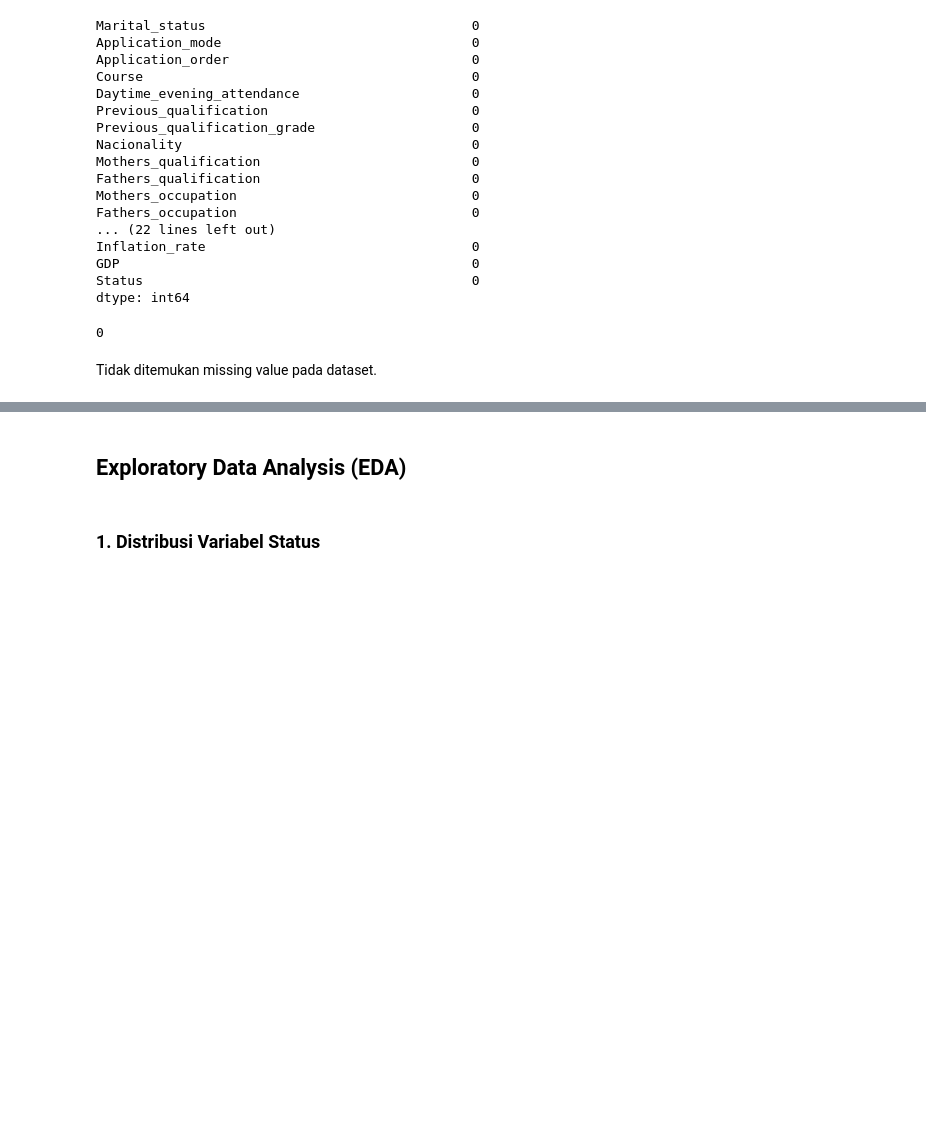
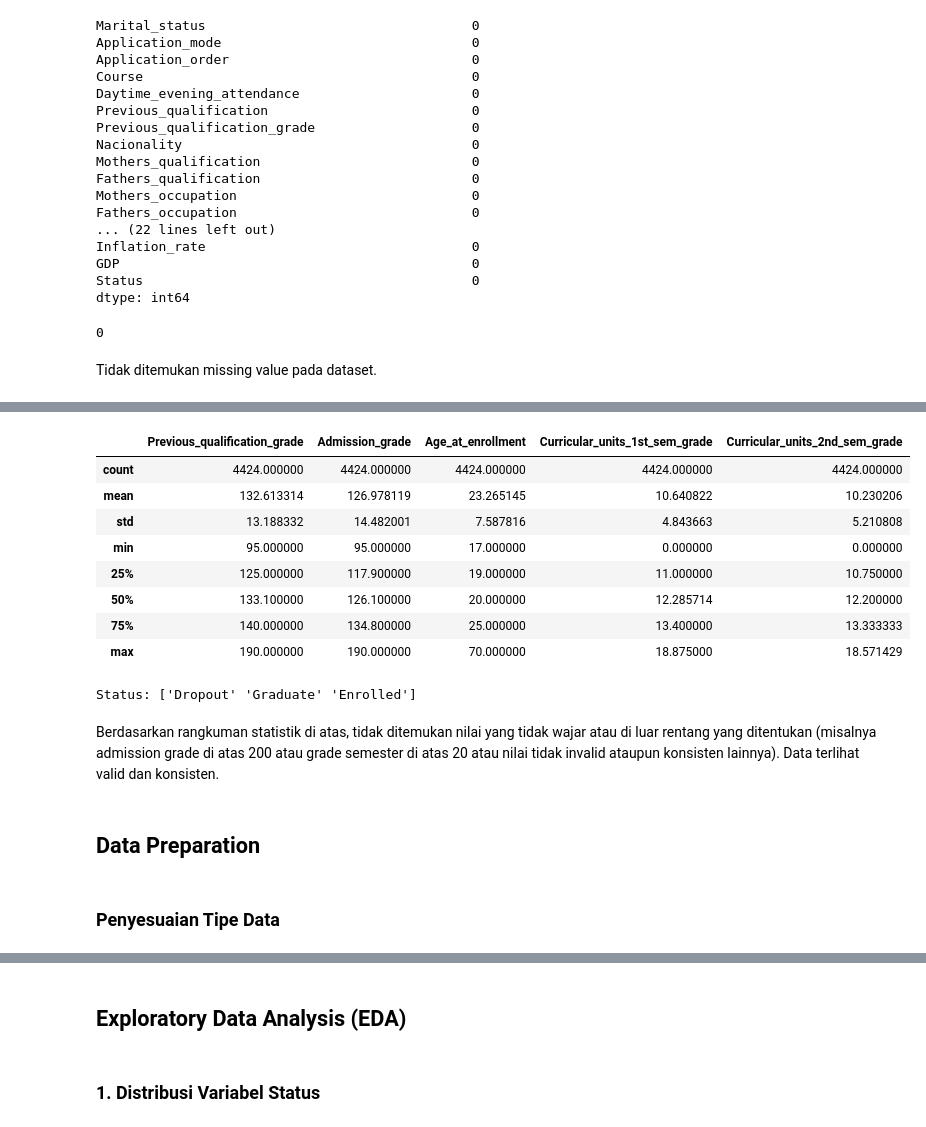
Before and after one commit to drtaufiqh/bpds-submission-2, a Jupyter notebook: notebook.ipynb, the cells around one changed output, grey strips where cells are left out. Drawn from its saved outputs; the diff is of its cells as text; code cells hidden in the pictures; blank space fills up the shorter version.

```diff
--- a/notebook.ipynb
+++ b/notebook.ipynb
@@ -341,0 +201,25 @@ Tidak ditemukan missing value pada dataset.
+# %%
+# Pengecekan rentang nilai pada fitur numerik utama untuk mendeteksi invalid values
+df[['Previous_qualification_grade', 'Admission_grade', 'Age_at_enrollment', 'Curricular_units_1st_sem_grade', 'Curricular_units_2nd_sem_grade']].describe()
+# %% [output]
+|  | Previous_qualification_grade | Admission_grade | Age_at_enrollment | Curricular_units_1st_sem_grade | Curricular_units_2nd_sem_grade |
+| count | 4424.000000 | 4424.000000 | 4424.000000 | 4424.000000 | 4424.000000 |
+| mean | 132.613314 | 126.978119 | 23.265145 | 10.640822 | 10.230206 |
+| std | 13.188332 | 14.482001 | 7.587816 | 4.843663 | 5.210808 |
+| min | 95.000000 | 95.000000 | 17.000000 | 0.000000 | 0.000000 |
+| 25% | 125.000000 | 117.900000 | 19.000000 | 11.000000 | 10.750000 |
+| 50% | 133.100000 | 126.100000 | 20.000000 | 12.285714 | 12.200000 |
+| 75% | 140.000000 | 134.800000 | 25.000000 | 13.400000 | 13.333333 |
+| max | 190.000000 | 190.000000 | 70.000000 | 18.875000 | 18.571429 |
+# %%
+# lihat unique value tiap kolom kategorikal
+for col in df.select_dtypes(include='object').columns:
+    print(f"{col}: {df[col].unique()}")
+# %% [output]
+Status: ['Dropout' 'Graduate' 'Enrolled']
+# %% [markdown]
+Berdasarkan rangkuman statistik di atas, tidak ditemukan nilai yang tidak wajar atau di luar rentang yang ditentukan (misalnya admission grade di atas 200 atau grade semester di atas 20 atau nilai tidak invalid ataupun konsisten lainnya). Data terlihat valid dan konsisten.
+# %% [markdown]
+## Data Preparation
+# %% [markdown]
+### Penyesuaian Tipe Data
```
Also changed, not shown: parts of 37 cells of this notebook, 5 other files.
